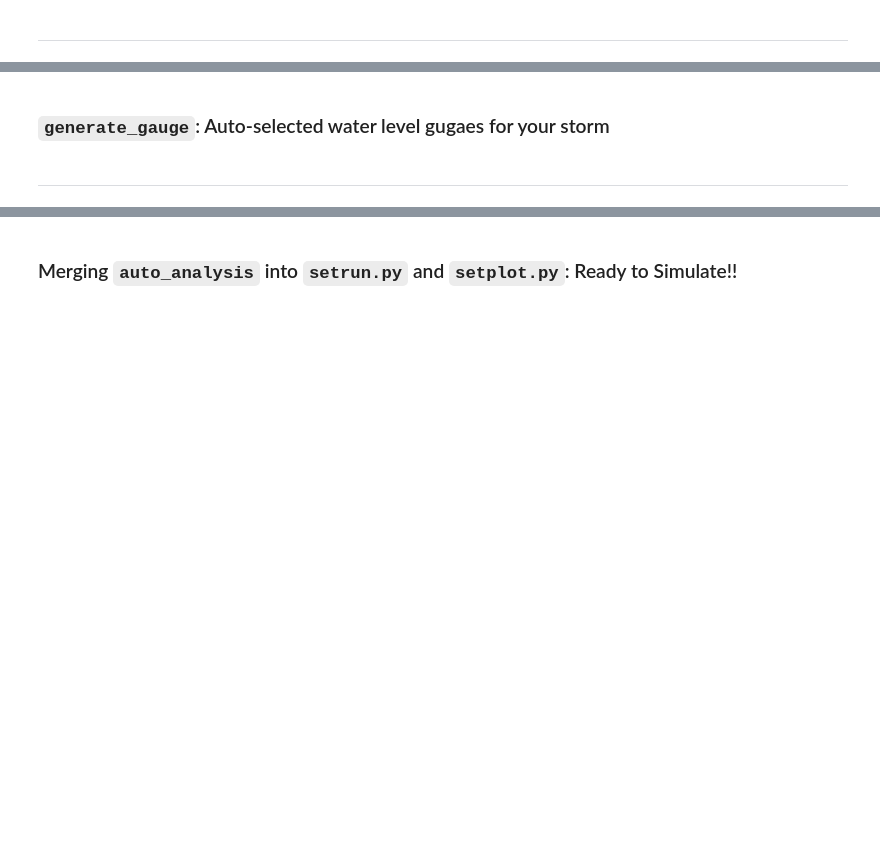
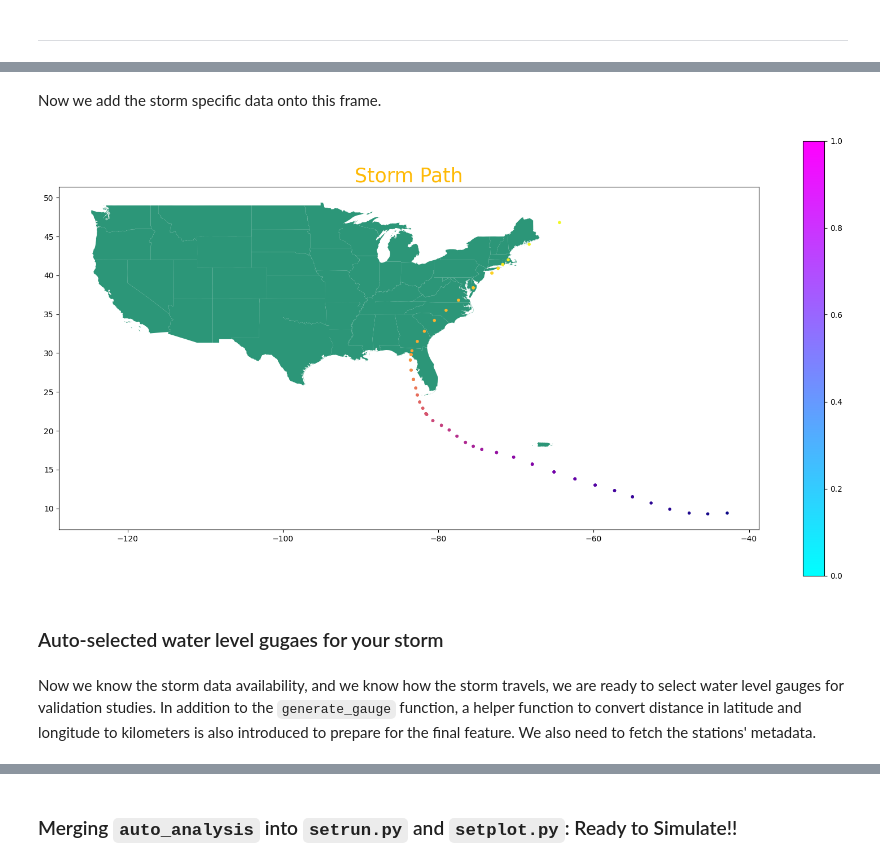
Before and after one commit to MaxPaiPai/auto_storm, a Jupyter notebook: auto_analysis_notebook/auto_analysis.ipynb, the cells around one changed output, grey strips where cells are left out. Cells and saved outputs as stored; diff of their text form; code cells hidden in the pictures; blank space fills up the shorter version.

```diff
--- a/auto_analysis_notebook/auto_analysis.ipynb
+++ b/auto_analysis_notebook/auto_analysis.ipynb
@@ -34,0 +73,10 @@ We will focus on modeling and validating water surge generated by storm systems
+# %%
+# Hurricane number for Elsa 2021:
+number = 'al052021'
+
+# Fetch storm data for Elsa
+storm = generate_storm_data(number)
+
+# Define landfall time, format: year+month+date+time (no space in between)
+user_in = '2021070714'
+print('Landfall time you selected was', datetime(int(user_in[0:4]),int(user_in[4:6]),int(user_in[6:8]),int(user_in[8:])), 'Please double check.')
@@ -39,4 +157,35 @@ We will focus on modeling and validating water surge generated by storm systems
+# %% [markdown]
+Now we add the storm specific data onto this frame.
+# %%
+# Extract coordinates information from storm data
+location = []
+for i in range(len(storm)):
+    lat_raw = re.findall(r'\d+',storm[i][6])
+    lon_raw = re.findall(r'\d+',storm[i][7])
+    lat = float(int(lat_raw[0])/10)
+    lon = float(int(lon_raw[0])/10)
+    location.append((-lon, lat))
+d = {'coord': location}
+df = pd.DataFrame(data=d)
+
+# Change coordinates to GeoPoints
+df['coord'] = df['coord'].apply(Point)
+
+# Geopandas read in this new coordinate dataframe
+df = geopandas.GeoDataFrame(df, geometry='coord')
+
+# Plot storm data on top of the topography frame
+fig, ax = plt.subplots(1, figsize=(20,10))
+base = country[country['NAME'].isin(['Alaska', 'Hawaii'])==False].plot(color = '#2C9678', figsize=(60,30), ax = ax)
+sm = plt.cm.ScalarMappable(cmap='cool')
+plt.colorbar(sm)
+
+df.plot(ax = base, legend=True, c=location[0], cmap='plasma',marker='.', )
+ax.set_title('Storm Path', color = '#FEBA07', fontsize=25)
+plt.show()
+# %% [output]
+[figure, added]
 # %% [markdown]
-### ``generate_gauge``: Auto-selected water level gugaes for your storm
+### Auto-selected water level gugaes for your storm
-# %% [markdown]
-<hr style="border:1.5px solid gray">
+# %% [markdown]
+Now we know the storm data availability, and we know how the storm travels, we are ready to select water level gauges for validation studies. In addition to the `generate_gauge` function, a helper function to convert distance in latitude and longitude to kilometers is also introduced to prepare for the final feature. We also need to fetch the stations' metadata.
```
Also changed, not shown: parts of 22 cells of this notebook.
